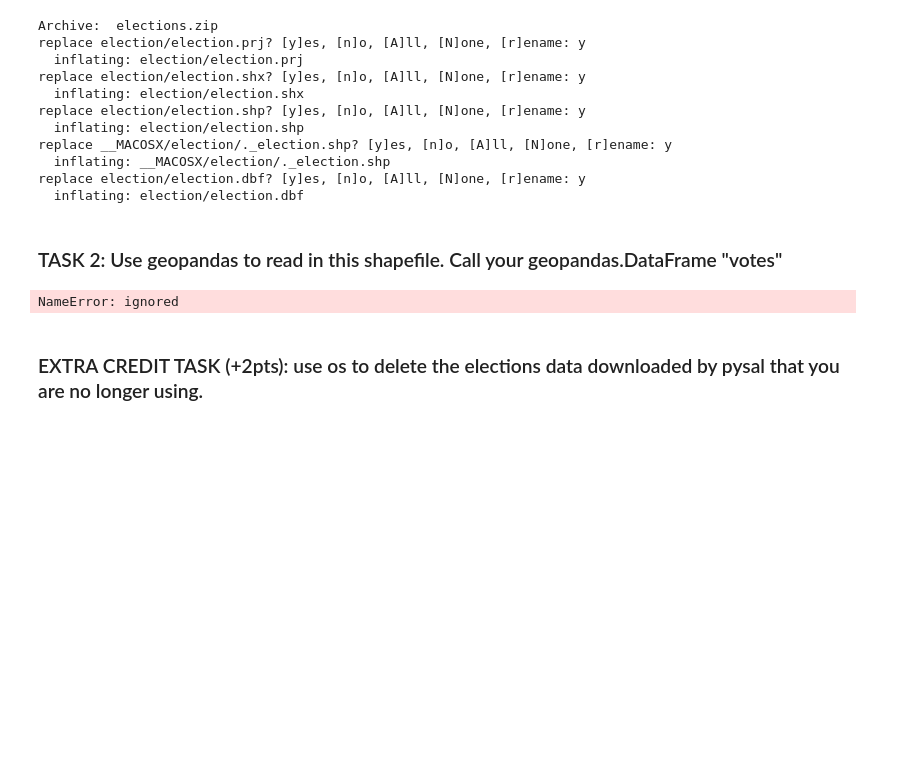
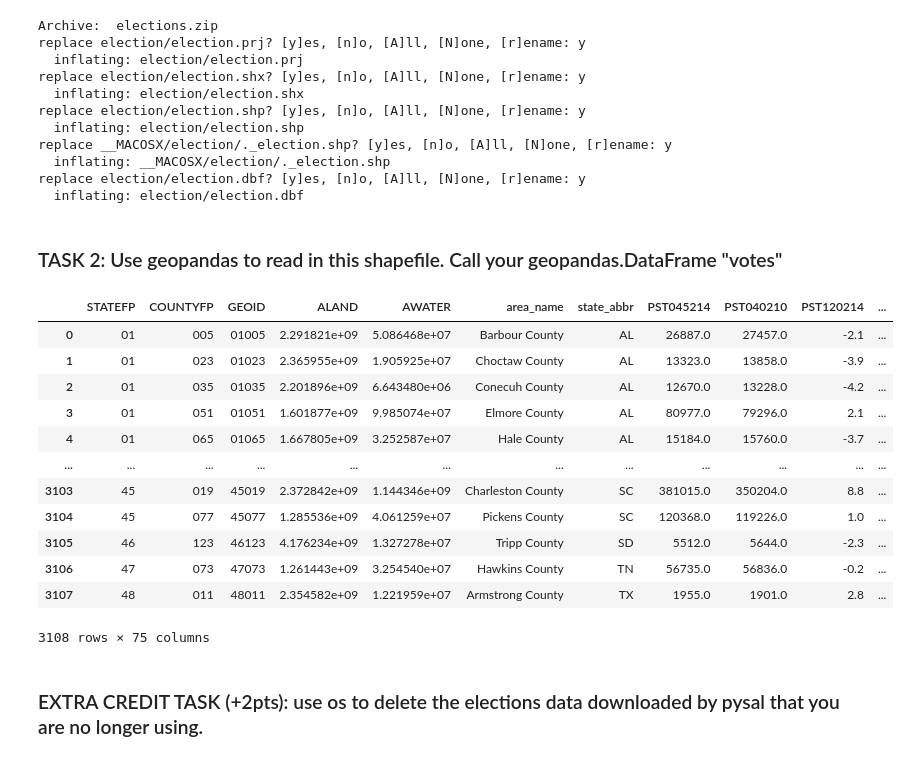
Before and after one commit to baedgert/EnvDatSci22, a Jupyter notebook: CodeSprints/multicollinearity_methods.ipynb, the cells around one changed output. Cells and saved outputs as stored; diff of their text form; code cells hidden in the pictures; blank space fills up the shorter version.

```diff
--- a/CodeSprints/multicollinearity_methods.ipynb
+++ b/CodeSprints/multicollinearity_methods.ipynb
@@ -93,9 +93,22 @@ replace election/election.dbf? [y]es, [n]o, [A]ll, [N]one, [r]ename: y
 ### TASK 2: Use geopandas to read in this shapefile. Call your geopandas.DataFrame "votes"
 # %%
 # TASK 2: Use geopandas to read in this shapefile. Call your geopandas.DataFrame "votes"
-votes = gpd.read_file(election.shp)
+votes = gpd.read_file("election/election.shp")
+votes
 # %% [output]
+|  | STATEFP | COUNTYFP | GEOID | ALAND | AWATER | area_name | state_abbr | PST045214 | PST040210 | PST120214 | ... |
+| 0 | 01 | 005 | 01005 | 2.291821e+09 | 5.086468e+07 | Barbour County | AL | 26887.0 | 27457.0 | -2.1 | ... |
+| 1 | 01 | 023 | 01023 | 2.365955e+09 | 1.905925e+07 | Choctaw County | AL | 13323.0 | 13858.0 | -3.9 | ... |
+| 2 | 01 | 035 | 01035 | 2.201896e+09 | 6.643480e+06 | Conecuh County | AL | 12670.0 | 13228.0 | -4.2 | ... |
+| 3 | 01 | 051 | 01051 | 1.601877e+09 | 9.985074e+07 | Elmore County | AL | 80977.0 | 79296.0 | 2.1 | ... |
+| 4 | 01 | 065 | 01065 | 1.667805e+09 | 3.252587e+07 | Hale County | AL | 15184.0 | 15760.0 | -3.7 | ... |
+| ... | ... | ... | ... | ... | ... | ... | ... | ... | ... | ... | ... |
+| 3103 | 45 | 019 | 45019 | 2.372842e+09 | 1.144346e+09 | Charleston County | SC | 381015.0 | 350204.0 | 8.8 | ... |
+| 3104 | 45 | 077 | 45077 | 1.285536e+09 | 4.061259e+07 | Pickens County | SC | 120368.0 | 119226.0 | 1.0 | ... |
+| 3105 | 46 | 123 | 46123 | 4.176234e+09 | 1.327278e+07 | Tripp County | SD | 5512.0 | 5644.0 | -2.3 | ... |
+| 3106 | 47 | 073 | 47073 | 1.261443e+09 | 3.254540e+07 | Hawkins County | TN | 56735.0 | 56836.0 | -0.2 | ... |
+| 3107 | 48 | 011 | 48011 | 2.354582e+09 | 1.221959e+07 | Armstrong County | TX | 1955.0 | 1901.0 | 2.8 | ... |
-NameError: ignored
+3108 rows × 75 columns
 # %% [markdown]
 ### EXTRA CREDIT TASK (+2pts): use os to delete the elections data downloaded by pysal that you are no longer using.
 # %%
```
Also changed, not shown: parts of 12 cells of this notebook.
